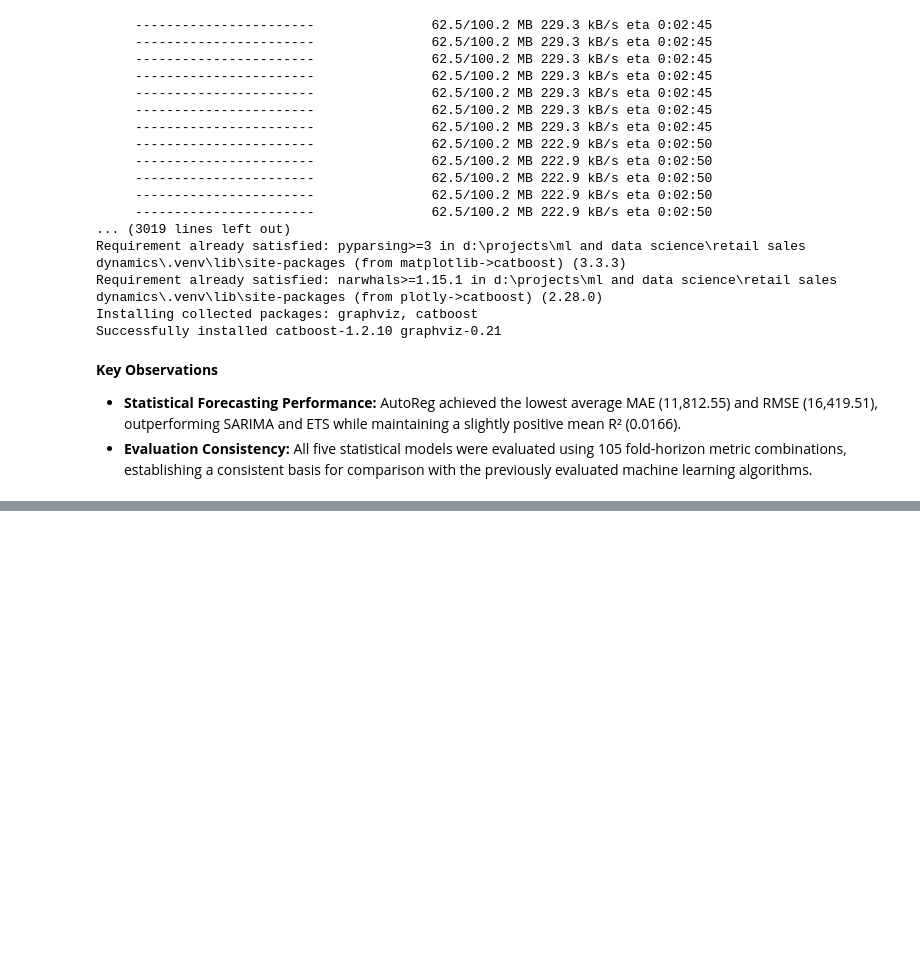
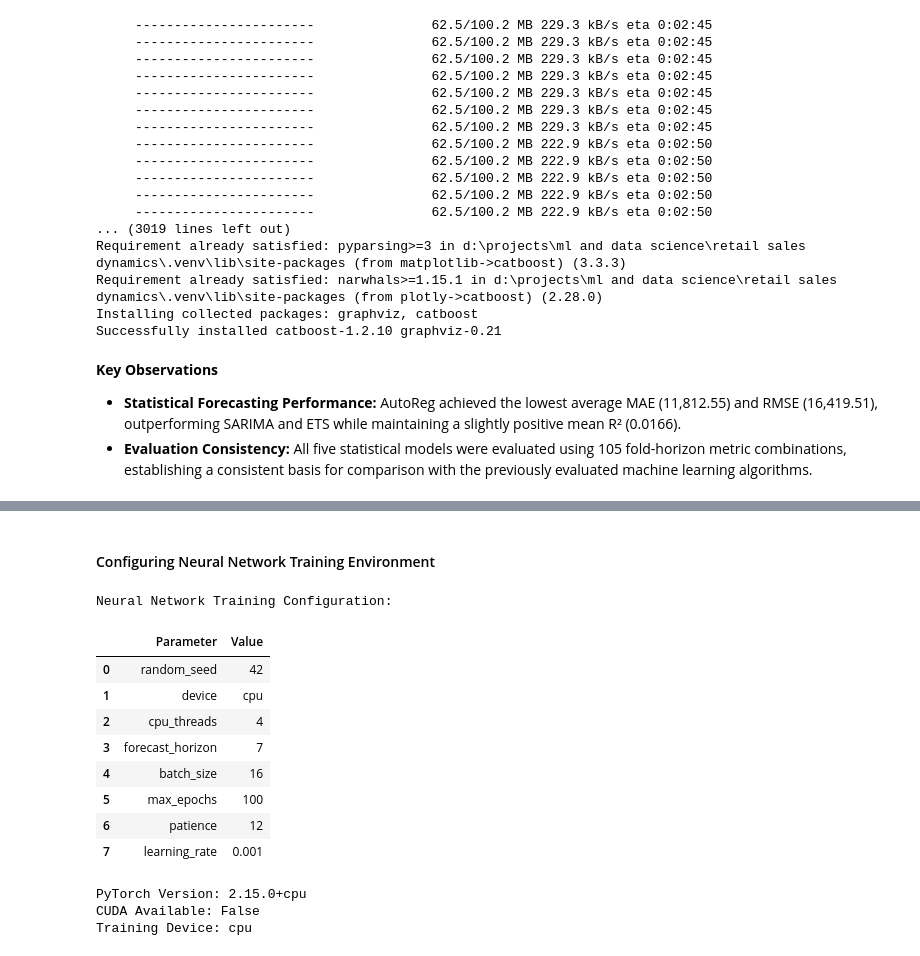
Before and after one commit to TejasMJ/Retail-Sales-Dynamics, a Jupyter notebook: notebooks/05_model_development.ipynb, the cells around one changed output, grey strips where cells are left out. Cells and saved outputs as stored; diff of their text form; code cells hidden in the pictures; blank space fills up the shorter version.

```diff
--- a/notebooks/05_model_development.ipynb
+++ b/notebooks/05_model_development.ipynb
@@ -1588,0 +1714,53 @@ Successfully installed catboost-1.2.10 graphviz-0.21
+# %% [markdown]
+#### Configuring Neural Network Training Environment
+# %%
+import random
+import torch
+import torch.nn as nn
+from torch.utils.data import DataLoader, TensorDataset
+from sklearn.preprocessing import StandardScaler
+
+random_seed = 42
+
+random.seed(random_seed)
+np.random.seed(random_seed)
+torch.manual_seed(random_seed)
+
+torch.set_num_threads(4)
+
+device = torch.device("cpu")
+
+neural_network_config = {
+    "random_seed": random_seed,
+    "device": str(device),
+    "cpu_threads": torch.get_num_threads(),
+    "forecast_horizon": forecast_horizon,
+    "batch_size": 16,
+    "max_epochs": 100,
+    "patience": 12,
+    "learning_rate": 0.001
+}
+
+print("Neural Network Training Configuration:")
+display(pd.DataFrame(
+    neural_network_config.items(),
+    columns=["Parameter", "Value"]
+))
+
+print("\nPyTorch Version:", torch.__version__)
+print("CUDA Available:", torch.cuda.is_available())
+print("Training Device:", device)
+# %% [output]
+Neural Network Training Configuration:
+|  | Parameter | Value |
+| 0 | random_seed | 42 |
+| 1 | device | cpu |
+| 2 | cpu_threads | 4 |
+| 3 | forecast_horizon | 7 |
+| 4 | batch_size | 16 |
+| 5 | max_epochs | 100 |
+| 6 | patience | 12 |
+| 7 | learning_rate | 0.001 |
+PyTorch Version: 2.15.0+cpu
+CUDA Available: False
+Training Device: cpu
```
Also changed, not shown: parts of 21 cells of this notebook.
